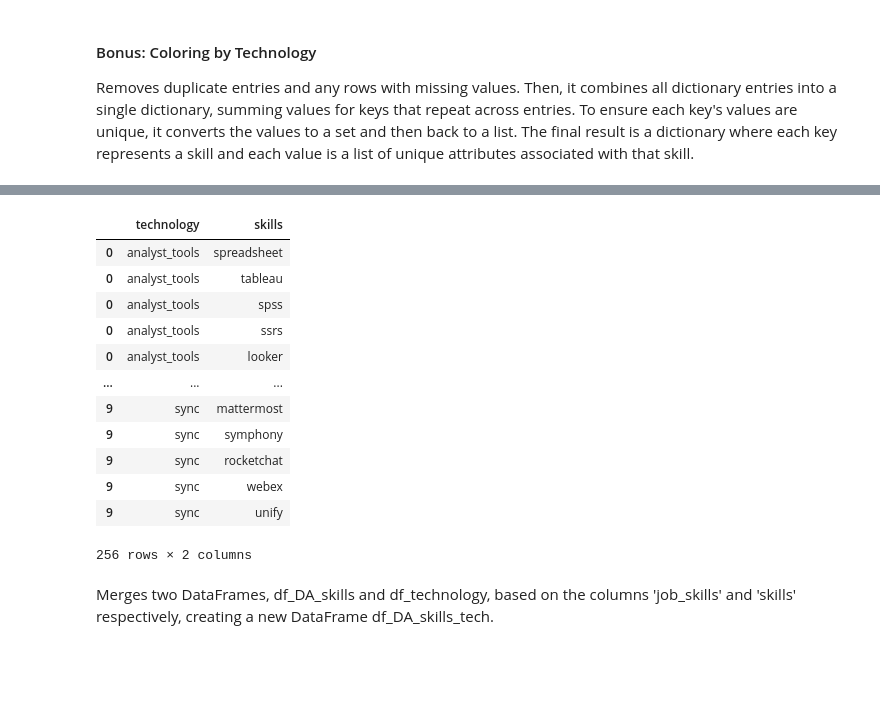
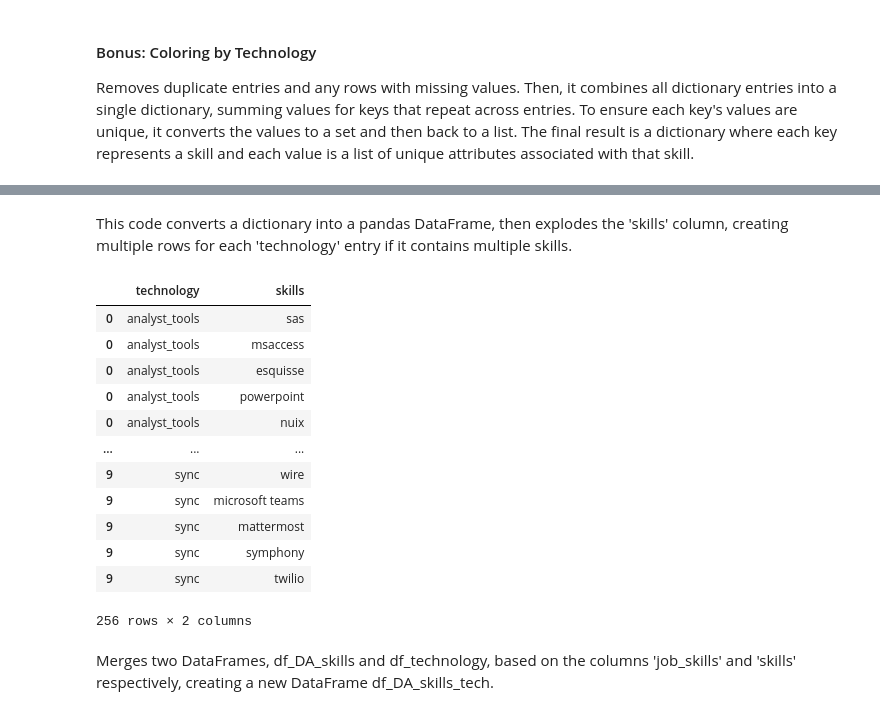
Before and after one commit to GauthamMA/python-data-job-market-analysis, a Jupyter notebook: 4_optimal_skills.ipynb, the cells around one changed output, grey strips where cells are left out. Drawn from its saved outputs; the diff is of its cells as text; code cells hidden in the pictures; blank space fills up the shorter version.

```diff
--- a/4_optimal_skills.ipynb
+++ b/4_optimal_skills.ipynb
@@ -155,27 +154,29 @@ technology_dict
+# %% [markdown]
+This code converts a dictionary into a pandas DataFrame,
+then explodes the 'skills' column, creating multiple rows for each 'technology'
+entry if it contains multiple skills.
 # %%
-'''This code converts a dictionary into a pandas DataFrame,
-then explodes the 'skills' column, creating multiple rows for each 'technology'
-entry if it contains multiple skills.'''
+
 
 # turn dictionary into dataframe
 df_technology = pd.DataFrame(list(technology_dict.items()), columns=['technology', 'skills'])
 
 df_technology = df_technology.explode('skills')
 
 df_technology
 # %% [output]
 |  | technology | skills |
-| 0 | analyst_tools | spreadsheet |
-| 0 | analyst_tools | tableau |
-| 0 | analyst_tools | spss |
-| 0 | analyst_tools | ssrs |
-| 0 | analyst_tools | looker |
+| 0 | analyst_tools | sas |
+| 0 | analyst_tools | msaccess |
+| 0 | analyst_tools | esquisse |
+| 0 | analyst_tools | powerpoint |
+| 0 | analyst_tools | nuix |
 | ... | ... | ... |
+| 9 | sync | wire |
+| 9 | sync | microsoft teams |
 | 9 | sync | mattermost |
 | 9 | sync | symphony |
-| 9 | sync | rocketchat |
-| 9 | sync | webex |
-| 9 | sync | unify |
+| 9 | sync | twilio |
 256 rows × 2 columns
 # %% [markdown]
 Merges two DataFrames, df_DA_skills and df_technology, based on the columns 'job_skills' and 'skills' respectively, creating a new DataFrame df_DA_skills_tech.
```
Also changed, not shown: parts of 6 cells of this notebook, 3 other files.
